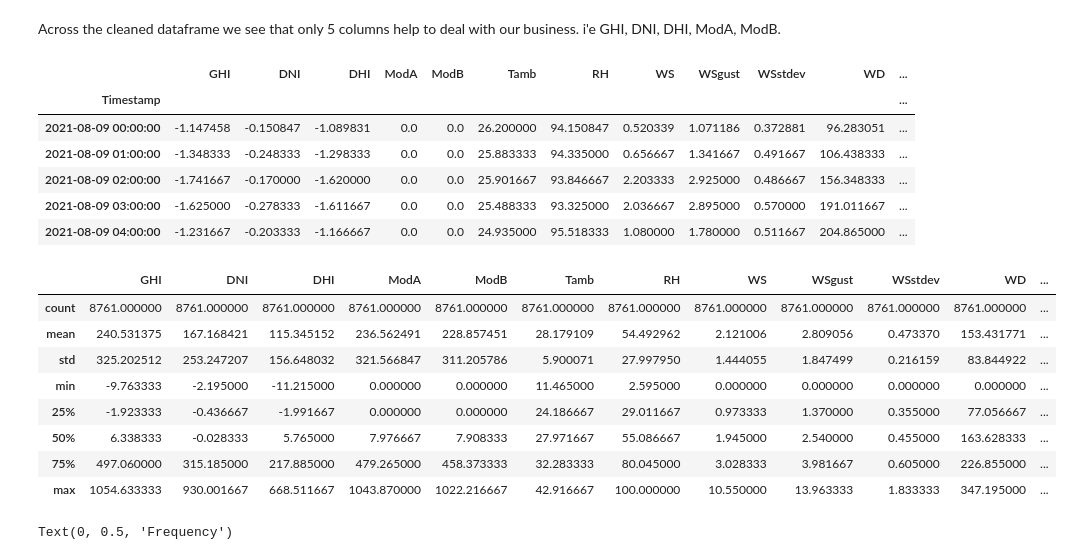
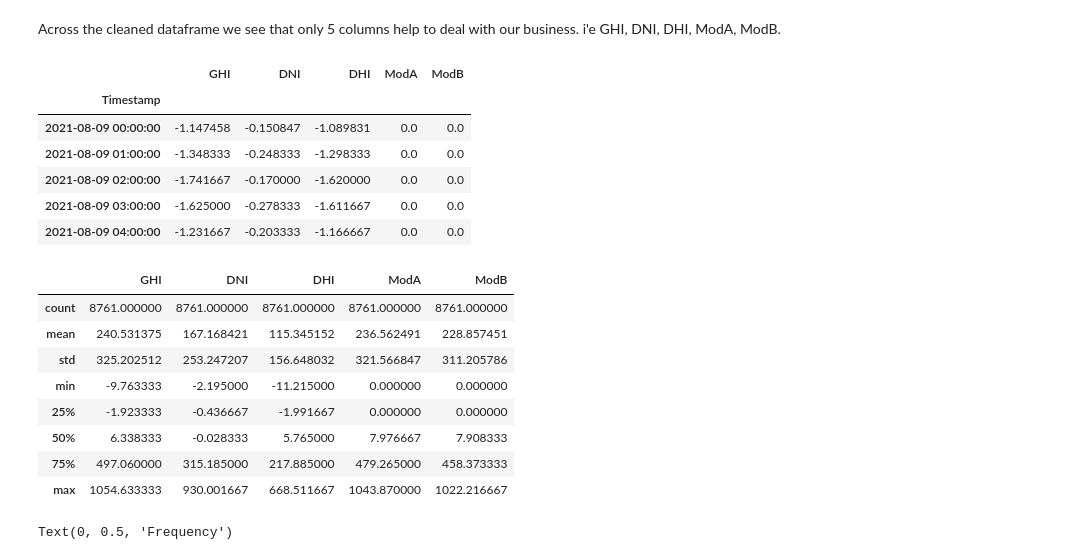
Before and after one commit to codeWithKal/KAIM-Week-0-Challenge, a Jupyter notebook: notebooks/benin-malanville.ipynb, the cells around one changed output. Cells and saved outputs as stored; diff of their text form; code cells hidden in the pictures.

```diff
--- a/notebooks/benin-malanville.ipynb
+++ b/notebooks/benin-malanville.ipynb
@@ -151,26 +151,26 @@ Across the cleaned dataframe we see that only 5 columns help to deal with our bu
 # %%
 # Lemme create a clean data frame that takes the mentioned columns from the df_benin dataframe.
 columns_to_keep = ["GHI", "DNI", "DHI", "ModA", "ModB"]
-df = df_benin[columns_to_keep]
-df_benin.head()
+df_benin_cleaned = df_benin[columns_to_keep]
+df_benin_cleaned.head()
 # %% [output]
-|  | GHI | DNI | DHI | ModA | ModB | Tamb | RH | WS | WSgust | WSstdev | WD | ... |
-| Timestamp |  |  |  |  |  |  |  |  |  |  |  | ... |
-| 2021-08-09 00:00:00 | -1.147458 | -0.150847 | -1.089831 | 0.0 | 0.0 | 26.200000 | 94.150847 | 0.520339 | 1.071186 | 0.372881 | 96.283051 | ... |
-| 2021-08-09 01:00:00 | -1.348333 | -0.248333 | -1.298333 | 0.0 | 0.0 | 25.883333 | 94.335000 | 0.656667 | 1.341667 | 0.491667 | 106.438333 | ... |
-| 2021-08-09 02:00:00 | -1.741667 | -0.170000 | -1.620000 | 0.0 | 0.0 | 25.901667 | 93.846667 | 2.203333 | 2.925000 | 0.486667 | 156.348333 | ... |
-| 2021-08-09 03:00:00 | -1.625000 | -0.278333 | -1.611667 | 0.0 | 0.0 | 25.488333 | 93.325000 | 2.036667 | 2.895000 | 0.570000 | 191.011667 | ... |
-| 2021-08-09 04:00:00 | -1.231667 | -0.203333 | -1.166667 | 0.0 | 0.0 | 24.935000 | 95.518333 | 1.080000 | 1.780000 | 0.511667 | 204.865000 | ... |
+|  | GHI | DNI | DHI | ModA | ModB |
+| Timestamp |  |  |  |  |  |
+| 2021-08-09 00:00:00 | -1.147458 | -0.150847 | -1.089831 | 0.0 | 0.0 |
+| 2021-08-09 01:00:00 | -1.348333 | -0.248333 | -1.298333 | 0.0 | 0.0 |
+| 2021-08-09 02:00:00 | -1.741667 | -0.170000 | -1.620000 | 0.0 | 0.0 |
+| 2021-08-09 03:00:00 | -1.625000 | -0.278333 | -1.611667 | 0.0 | 0.0 |
+| 2021-08-09 04:00:00 | -1.231667 | -0.203333 | -1.166667 | 0.0 | 0.0 |
 # %%
-df_benin.describe()
+df_benin_cleaned.describe()
 # %% [output]
-|  | GHI | DNI | DHI | ModA | ModB | Tamb | RH | WS | WSgust | WSstdev | WD | ... |
-| count | 8761.000000 | 8761.000000 | 8761.000000 | 8761.000000 | 8761.000000 | 8761.000000 | 8761.000000 | 8761.000000 | 8761.000000 | 8761.000000 | 8761.000000 | ... |
-| mean | 240.531375 | 167.168421 | 115.345152 | 236.562491 | 228.857451 | 28.179109 | 54.492962 | 2.121006 | 2.809056 | 0.473370 | 153.431771 | ... |
-| std | 325.202512 | 253.247207 | 156.648032 | 321.566847 | 311.205786 | 5.900071 | 27.997950 | 1.444055 | 1.847499 | 0.216159 | 83.844922 | ... |
-| min | -9.763333 | -2.195000 | -11.215000 | 0.000000 | 0.000000 | 11.465000 | 2.595000 | 0.000000 | 0.000000 | 0.000000 | 0.000000 | ... |
-| 25% | -1.923333 | -0.436667 | -1.991667 | 0.000000 | 0.000000 | 24.186667 | 29.011667 | 0.973333 | 1.370000 | 0.355000 | 77.056667 | ... |
-| 50% | 6.338333 | -0.028333 | 5.765000 | 7.976667 | 7.908333 | 27.971667 | 55.086667 | 1.945000 | 2.540000 | 0.455000 | 163.628333 | ... |
-| 75% | 497.060000 | 315.185000 | 217.885000 | 479.265000 | 458.373333 | 32.283333 | 80.045000 | 3.028333 | 3.981667 | 0.605000 | 226.855000 | ... |
-| max | 1054.633333 | 930.001667 | 668.511667 | 1043.870000 | 1022.216667 | 42.916667 | 100.000000 | 10.550000 | 13.963333 | 1.833333 | 347.195000 | ... |
+|  | GHI | DNI | DHI | ModA | ModB |
+| count | 8761.000000 | 8761.000000 | 8761.000000 | 8761.000000 | 8761.000000 |
+| mean | 240.531375 | 167.168421 | 115.345152 | 236.562491 | 228.857451 |
+| std | 325.202512 | 253.247207 | 156.648032 | 321.566847 | 311.205786 |
+| min | -9.763333 | -2.195000 | -11.215000 | 0.000000 | 0.000000 |
+| 25% | -1.923333 | -0.436667 | -1.991667 | 0.000000 | 0.000000 |
+| 50% | 6.338333 | -0.028333 | 5.765000 | 7.976667 | 7.908333 |
+| 75% | 497.060000 | 315.185000 | 217.885000 | 479.265000 | 458.373333 |
+| max | 1054.633333 | 930.001667 | 668.511667 | 1043.870000 | 1022.216667 |
 # %%
```
Also changed, not shown: parts of 7 cells of this notebook.
